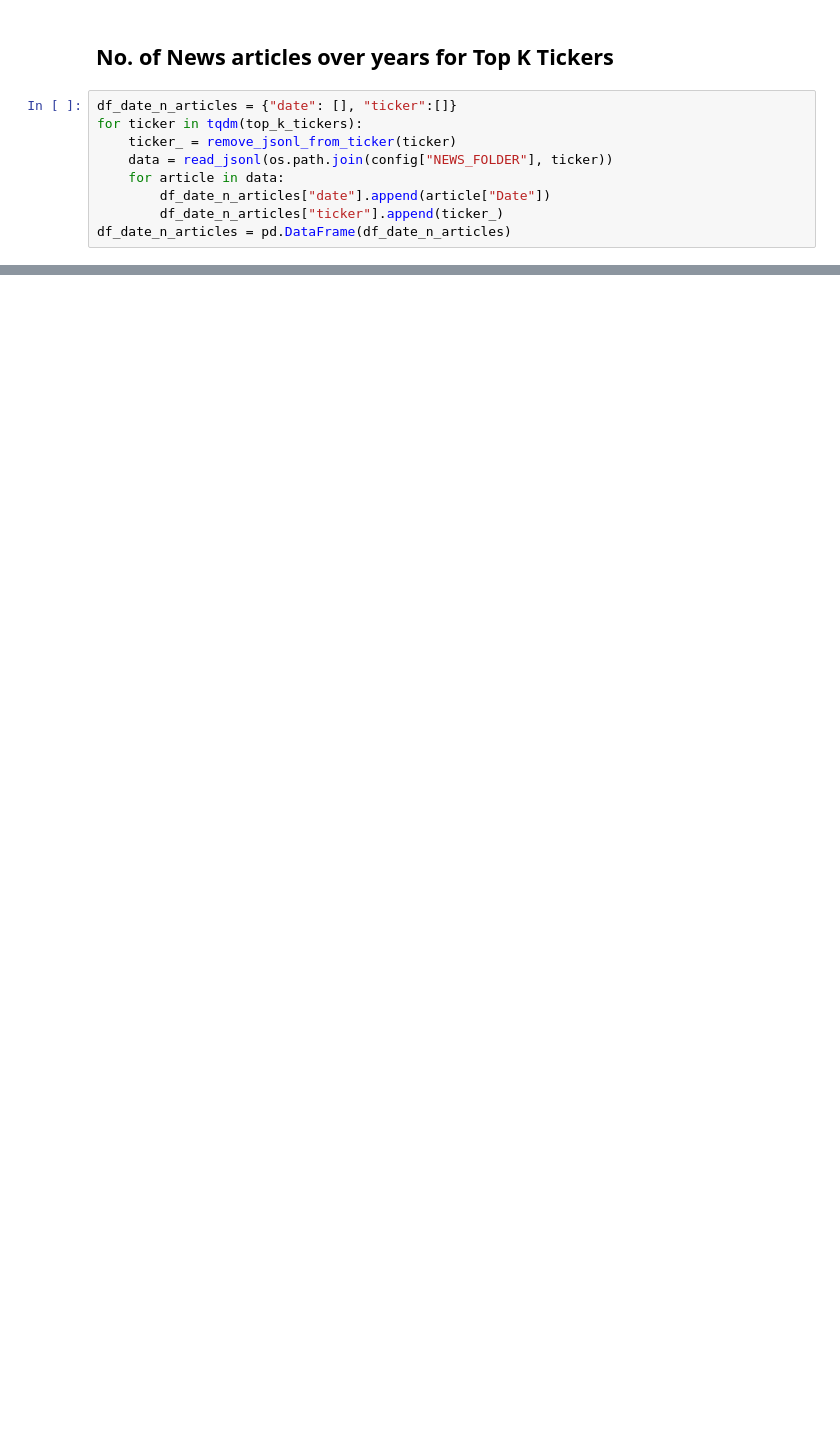
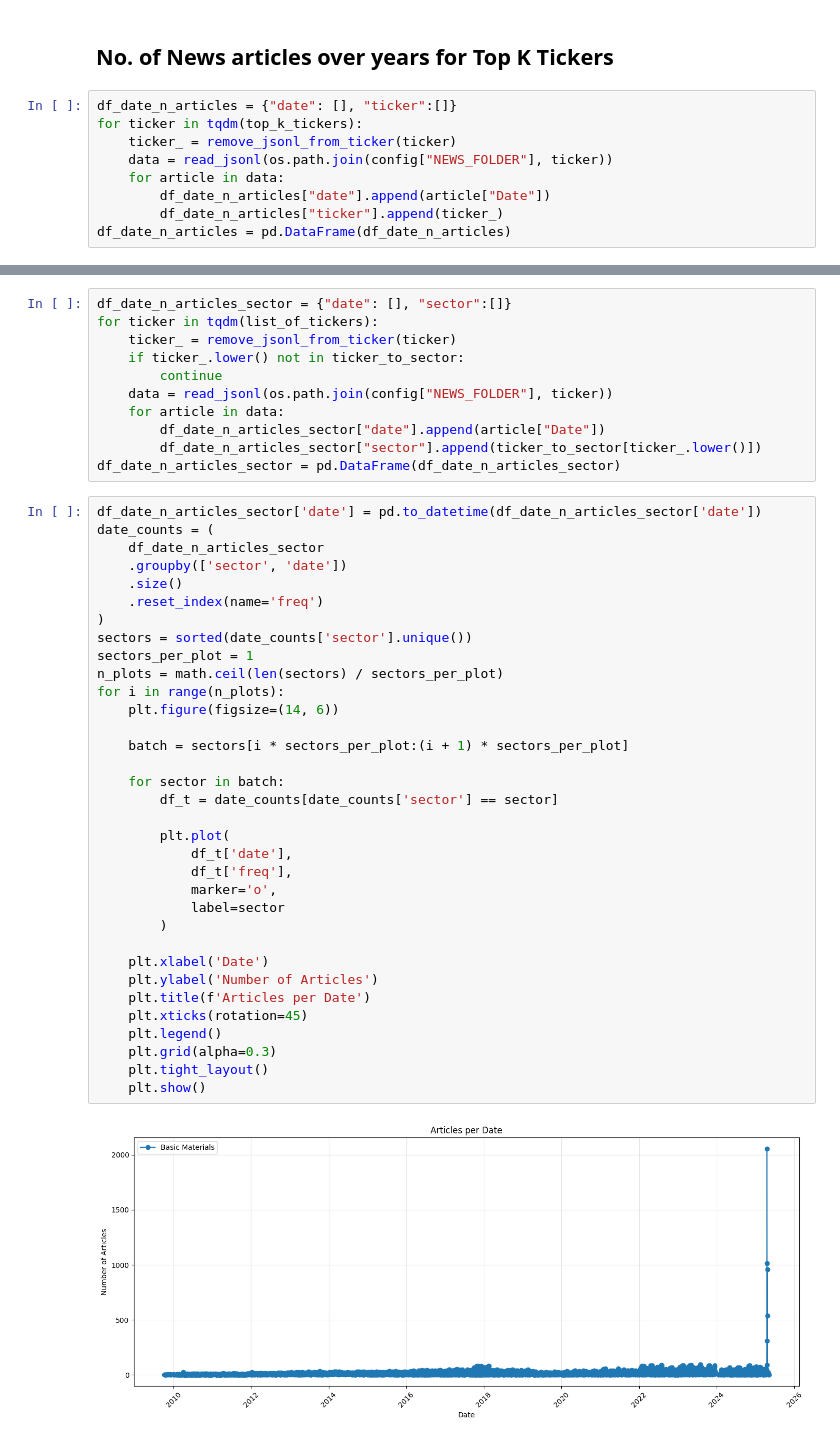
Before and after one commit to pranavdhawann/spring-2026-group4, a Jupyter notebook: src/notebooks/news_eda_1.ipynb, the cells around one changed output, grey strips where cells are left out. Saved outputs shown, nothing was run; the diff lists cells and outputs as text; blank space fills up the shorter version.

```diff
--- a/src/notebooks/news_eda_1.ipynb
+++ b/src/notebooks/news_eda_1.ipynb
@@ -147,0 +190,47 @@ for i in range(n_plots):
+# %%
+df_date_n_articles_sector = {"date": [], "sector":[]}
+for ticker in tqdm(list_of_tickers):
+    ticker_ = remove_jsonl_from_ticker(ticker)
+    if ticker_.lower() not in ticker_to_sector:
+        continue
+    data = read_jsonl(os.path.join(config["NEWS_FOLDER"], ticker))
+    for article in data:
+        df_date_n_articles_sector["date"].append(article["Date"])
+        df_date_n_articles_sector["sector"].append(ticker_to_sector[ticker_.lower()])
+df_date_n_articles_sector = pd.DataFrame(df_date_n_articles_sector)
+# %%
+df_date_n_articles_sector['date'] = pd.to_datetime(df_date_n_articles_sector['date'])
+date_counts = (
+    df_date_n_articles_sector
+    .groupby(['sector', 'date'])
+    .size()
+    .reset_index(name='freq')
+)
+sectors = sorted(date_counts['sector'].unique())
+sectors_per_plot = 1
+n_plots = math.ceil(len(sectors) / sectors_per_plot)
+for i in range(n_plots):
+    plt.figure(figsize=(14, 6))
+
+    batch = sectors[i * sectors_per_plot:(i + 1) * sectors_per_plot]
+
+    for sector in batch:
+        df_t = date_counts[date_counts['sector'] == sector]
+
+        plt.plot(
+            df_t['date'],
+            df_t['freq'],
+            marker='o',
+            label=sector
+        )
+
+    plt.xlabel('Date')
+    plt.ylabel('Number of Articles')
+    plt.title(f'Articles per Date')
+    plt.xticks(rotation=45)
+    plt.legend()
+    plt.grid(alpha=0.3)
+    plt.tight_layout()
+    plt.show()
+# %% [output]
+[figure, added]
```
Also changed, not shown: parts of 15 cells of this notebook.
